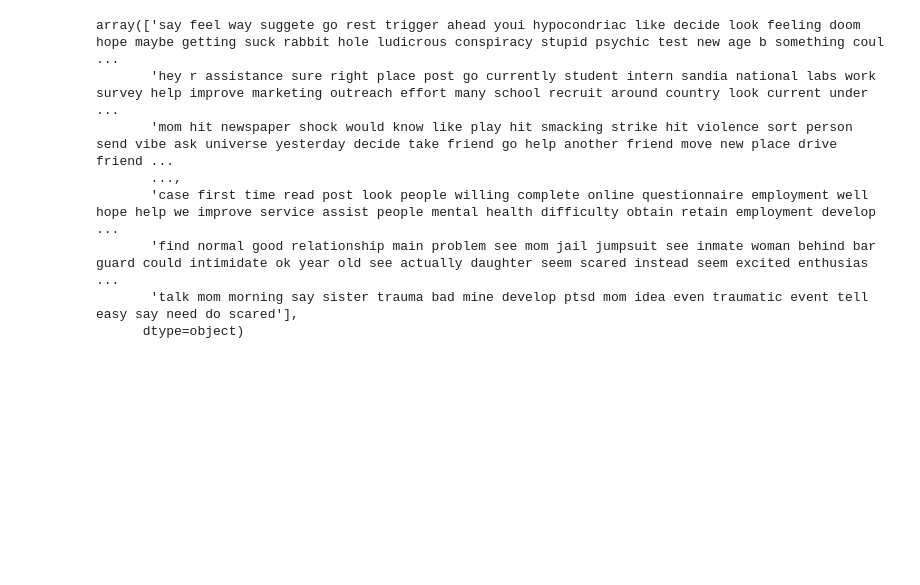
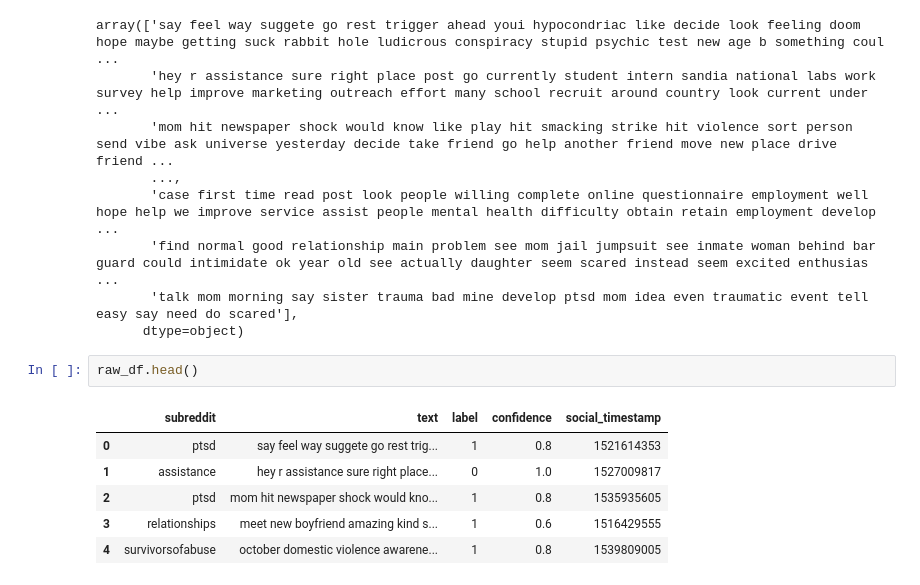
Before and after one commit to INCREDIBLE-AURNOB/Human-Stress-Prediction-with-LSTM, a Jupyter notebook: Human_Stress_Prediction.ipynb, the cells around one changed output. Saved outputs shown, nothing was run; the diff lists cells and outputs as text; blank space fills up the shorter version.

```diff
--- a/Human_Stress_Prediction.ipynb
+++ b/Human_Stress_Prediction.ipynb
@@ -175,3 +186,12 @@ array(['say feel way suggete go rest trigger ahead youi hypocondriac like decide
        'find normal good relationship main problem see mom jail jumpsuit see inmate woman behind bar guard could intimidate ok year old see actually daughter seem scared instead seem excited enthusias ...
        'talk mom morning say sister trauma bad mine develop ptsd mom idea even traumatic event tell easy say need do scared'],
       dtype=object)
+# %%
+raw_df.head()
+# %% [output]
+|  | subreddit | text | label | confidence | social_timestamp |
+| 0 | ptsd | say feel way suggete go rest trig... | 1 | 0.8 | 1521614353 |
+| 1 | assistance | hey r assistance sure right place... | 0 | 1.0 | 1527009817 |
+| 2 | ptsd | mom hit newspaper shock would kno... | 1 | 0.8 | 1535935605 |
+| 3 | relationships | meet new boyfriend amazing kind s... | 1 | 0.6 | 1516429555 |
+| 4 | survivorsofabuse | october domestic violence awarene... | 1 | 0.8 | 1539809005 |
```
Also changed, not shown: parts of 6 cells of this notebook.
